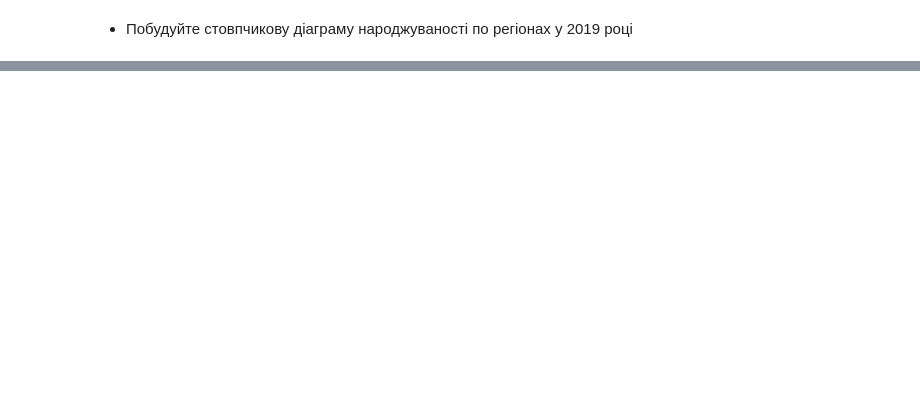
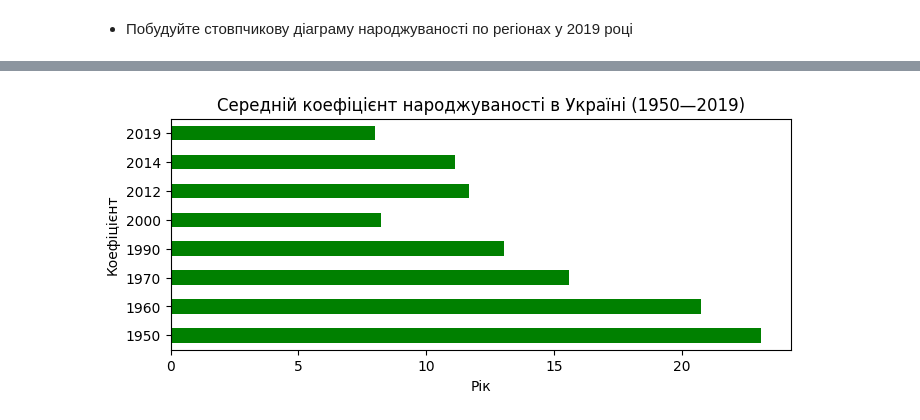
Before and after one commit to YpL68/DataScience9, a Jupyter notebook: HW2.1.ipynb, the cells around one changed output, grey strips where cells are left out. Cells and saved outputs as stored; diff of their text form; code cells hidden in the pictures; blank space fills up the shorter version.

```diff
--- a/HW2.1.ipynb
+++ b/HW2.1.ipynb
@@ -176,0 +191,8 @@ birth_table.plot.bar(x='Регіон', y='2019', color='orange')
+# %%
+fig, ax = plt.subplots(figsize=(8, 3))
+df1.plot(kind="barh",color="green", ax=ax)
+ax.set_title("Середній коефіцієнт народжуваності в Україні (1950—2019)")
+ax.set_xlabel("Рік")
+ax.set_ylabel("Коефіцієнт");
+# %% [output]
+[figure, added]
```
Also changed, not shown: parts of 9 cells of this notebook.
